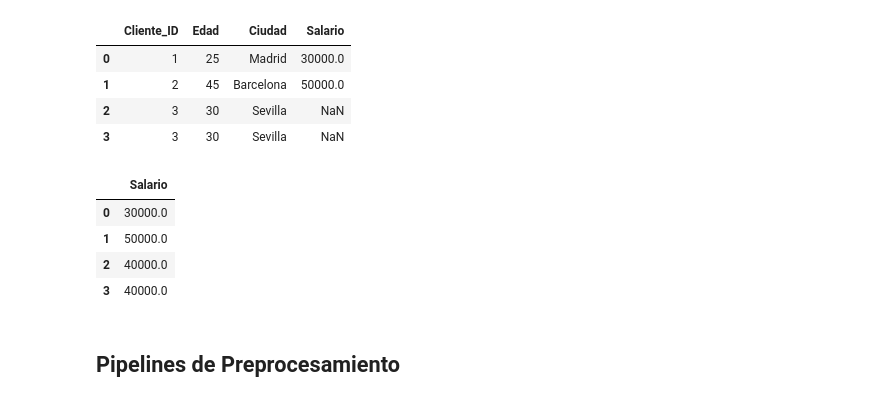
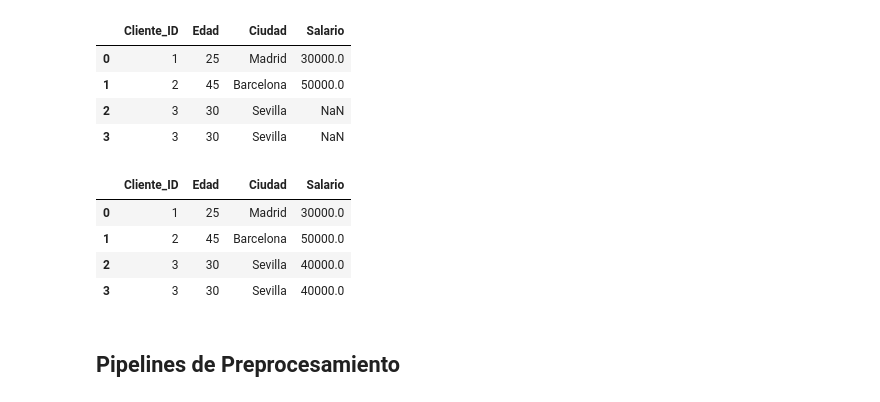
Before and after one commit to yuri19762008/000_ANALISTA_DATOS, a Jupyter notebook: Bootcamp-main/Modulo6/Leccion3/Index_M6_AE3.ipynb, the cells around one changed output. Saved outputs shown, nothing was run; the diff lists cells and outputs as text; code cells hidden in the pictures.

```diff
--- a/Bootcamp-main/Modulo6/Leccion3/Index_M6_AE3.ipynb
+++ b/Bootcamp-main/Modulo6/Leccion3/Index_M6_AE3.ipynb
@@ -298,13 +306,13 @@ df
 imputer_num = SimpleImputer(strategy="median")
 df[["Salario"]] = imputer_num.fit_transform(df[["Salario"]])
 # %%
-df[["Salario"]]
+df
 # %% [output]
-|  | Salario |
-| 0 | 30000.0 |
-| 1 | 50000.0 |
-| 2 | 40000.0 |
-| 3 | 40000.0 |
+|  | Cliente_ID | Edad | Ciudad | Salario |
+| 0 | 1 | 25 | Madrid | 30000.0 |
+| 1 | 2 | 45 | Barcelona | 50000.0 |
+| 2 | 3 | 30 | Sevilla | 40000.0 |
+| 3 | 3 | 30 | Sevilla | 40000.0 |
 # %% [markdown]
 ## Pipelines de Preprocesamiento
 # %%
```
Also changed, not shown: parts of 6 cells of this notebook, 1 other file.
